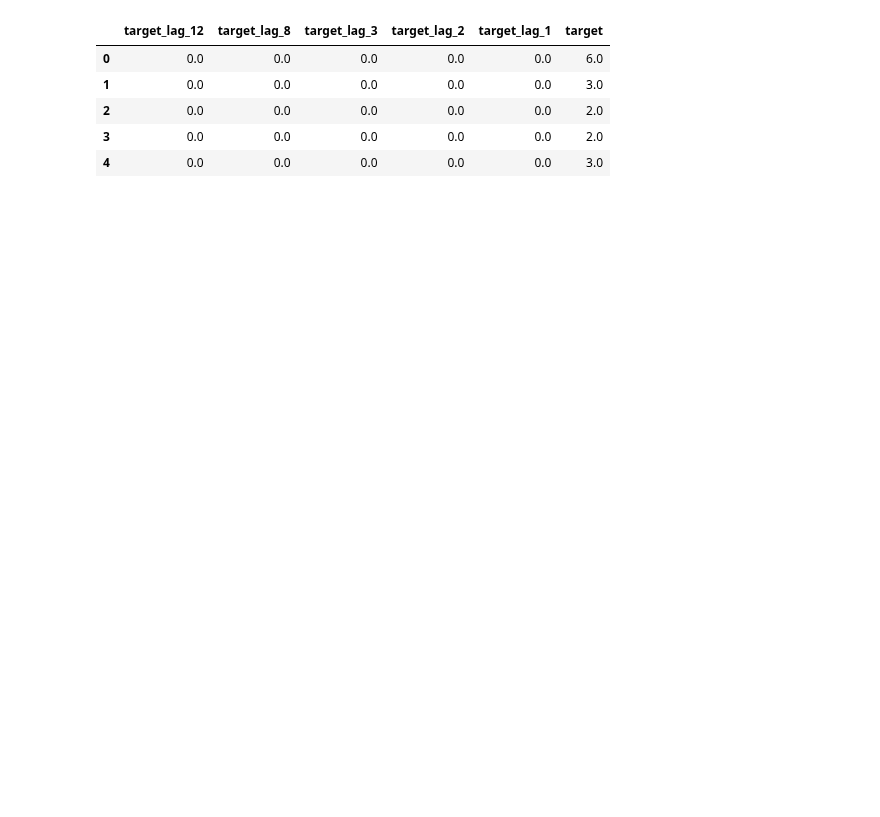
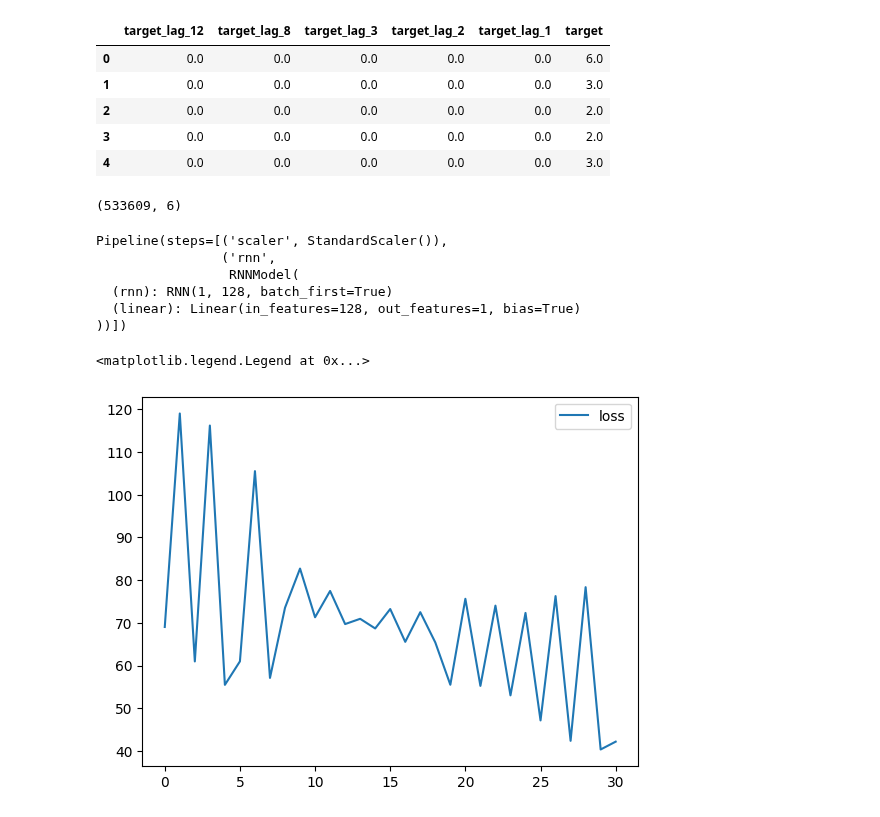
Before and after one commit to igor-cheb/retail_sales_prediction, a Jupyter notebook: modelling.ipynb, the cells around one changed output. Drawn from its saved outputs; the diff is of its cells as text; code cells hidden in the pictures; blank space fills up the shorter version.

```diff
--- a/modelling.ipynb
+++ b/modelling.ipynb
@@ -454,17 +461,35 @@ rnn_df.head()
 | 2 | 0.0 | 0.0 | 0.0 | 0.0 | 0.0 | 2.0 |
 | 3 | 0.0 | 0.0 | 0.0 | 0.0 | 0.0 | 2.0 |
 | 4 | 0.0 | 0.0 | 0.0 | 0.0 | 0.0 | 3.0 |
+# %%
+rnn_df.shape
+# %% [output]
+(533609, 6)
 # %%
 rnn_pipe = Pipeline(steps=[
     ('scaler', StandardScaler()),
-    ('rnn', RNNModel(input_size=1, hidden_size=128, batch_size=50000, num_epochs=50, num_layers=1))
+    ('rnn', RNNModel(input_size=1,
+                     hidden_size=128,
+                     batch_size=128,
+                     num_epochs=15,
+                     num_layers=1))
 ])
 # %%
 rnn_pipe.fit(rnn_df[rnn_feats].values,
              rnn_df['target'].values.reshape(-1,1))
+# %% [output]
+Pipeline(steps=[('scaler', StandardScaler()),
+                ('rnn',
+                 RNNModel(
+  (rnn): RNN(1, 128, batch_first=True)
+  (linear): Linear(in_features=128, out_features=1, bias=True)
+))])
 # %%
-factor=2
+factor=2000
 loss = rnn_pipe.named_steps['rnn'].losses
 smoothed_losses = np.array(loss)[:factor*(len(loss)//factor)].reshape(-1,factor).mean(axis=1)
 plt.plot(smoothed_losses, label='loss')
 plt.legend()
+# %% [output]
+<matplotlib.legend.Legend at 0x...>
+[figure, added]
```
Also changed, not shown: parts of 6 cells of this notebook, 1 other file.
